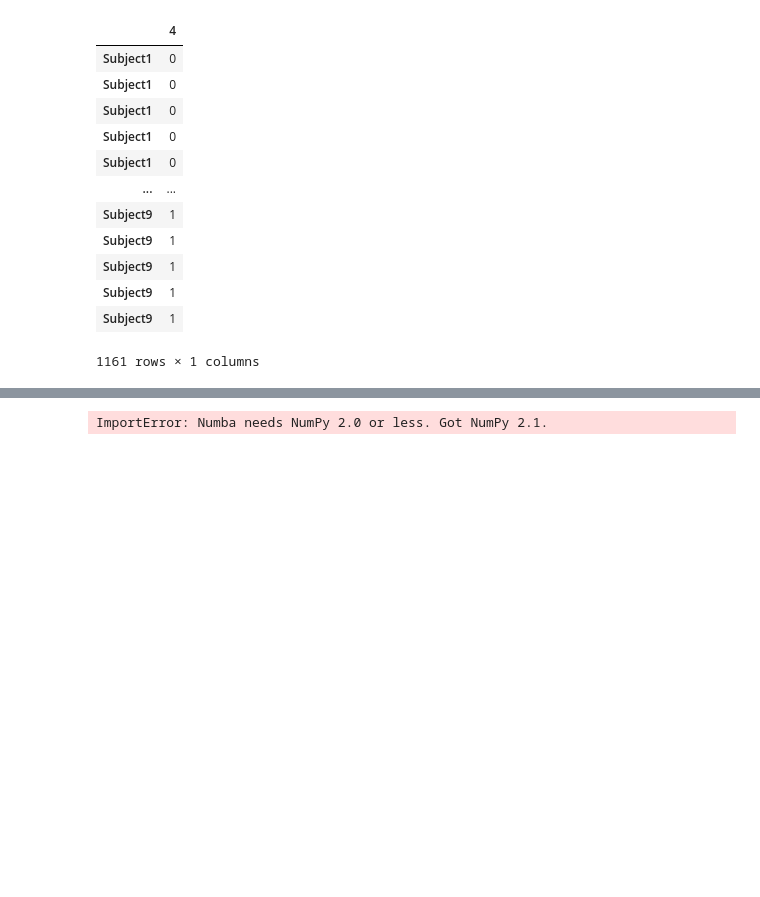
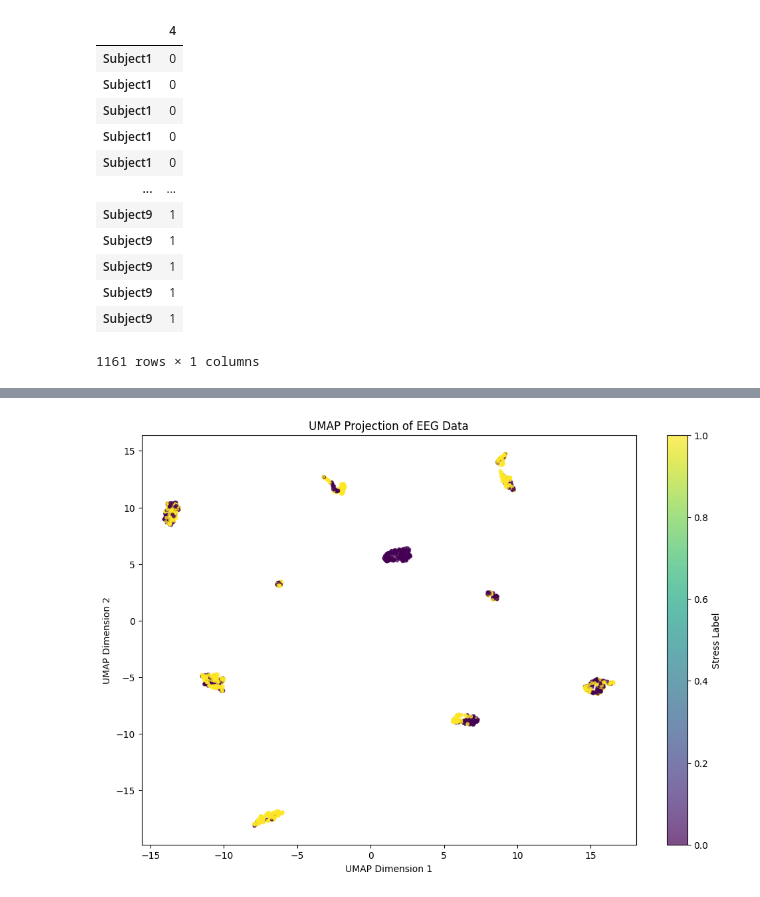
Before and after one commit to parvchor/COGS-118B-Project, a Jupyter notebook: workingCopy.ipynb, the cells around one changed output, grey strips where cells are left out. Drawn from its saved outputs; the diff is of its cells as text; code cells hidden in the pictures; blank space fills up the shorter version.

```diff
--- a/workingCopy.ipynb
+++ b/workingCopy.ipynb
@@ -194,0 +188,3 @@ NumPy location: C:\Users\User\AppData\Roaming\Python\Python312\site-packages\num
+# %%
+labels = Y_dfs.to_numpy()
+X = X_dfs
@@ -195,16 +205,16 @@ NumPy location: C:\Users\User\AppData\Roaming\Python\Python312\site-packages\num
 # %%
 import umap.umap_ as umap
 
 scaler = StandardScaler()
-X_scaled = scaler.fit_transform(X_dfs)
-reducer = umap.UMAP(n_neighbors=15, min_dist=0.1, n_components=2, random_state=42)
+X_scaled = scaler.fit_transform(X)
+reducer = umap.UMAP(metric='euclidean', n_neighbors=15, min_dist=.1, random_state=42)
 X_embedded = reducer.fit_transform(X_scaled)
 plt.figure(figsize=(12, 8))
-scatter = plt.scatter(X_embedded[:, 0], X_embedded[:, 1], c=Y_dfs, cmap='viridis', s=10, alpha=0.7)
+scatter = plt.scatter(X_embedded[:, 0], X_embedded[:, 1], c=labels, cmap='viridis', s=10, alpha=0.7)
 plt.colorbar(scatter, label='Stress Label')
 plt.title('UMAP Projection of EEG Data')
 plt.xlabel('UMAP Dimension 1')
 plt.ylabel('UMAP Dimension 2')
 plt.show()
 # %% [output]
-ImportError: Numba needs NumPy 2.0 or less. Got NumPy 2.1.
+[figure, added]
```
Also changed, not shown: parts of 19 cells of this notebook, 1 other file.
